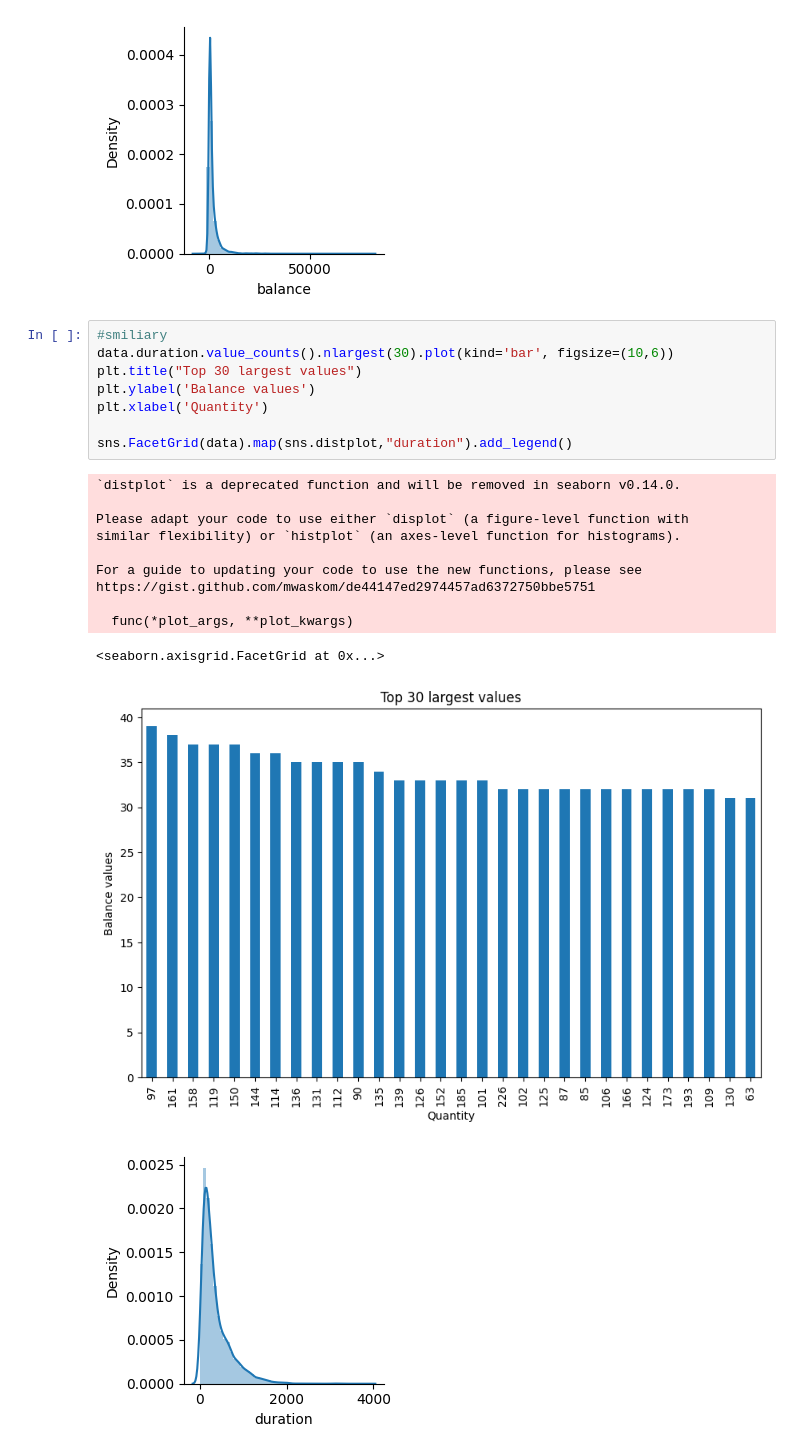
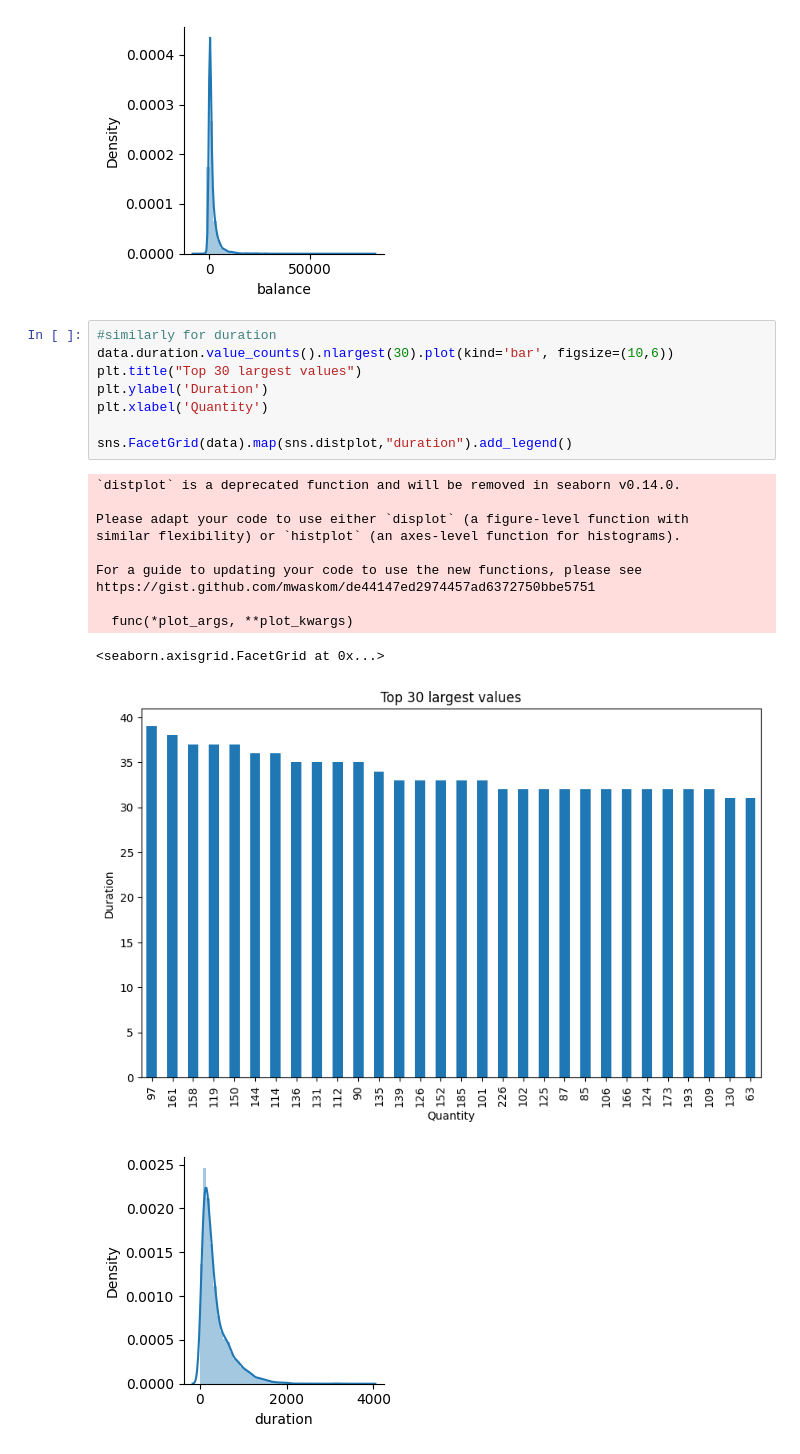
Before and after one commit to AKAB657/EDA-THEORY-DA, a Jupyter notebook: EDA_theory.ipynb, the cells around one changed output. Saved outputs shown, nothing was run; the diff lists cells and outputs as text.

```diff
--- a/EDA_theory.ipynb
+++ b/EDA_theory.ipynb
@@ -308,23 +309,23 @@ https://gist.github.com/mwaskom/de44147ed2974457ad6372750bbe5751
 <seaborn.axisgrid.FacetGrid at 0x...>
 [figure]
 # %%
-#smiliary
+#similarly for duration
 data.duration.value_counts().nlargest(30).plot(kind='bar', figsize=(10,6))
 plt.title("Top 30 largest values")
-plt.ylabel('Balance values')
+plt.ylabel('Duration')
 plt.xlabel('Quantity')
 
 sns.FacetGrid(data).map(sns.distplot,"duration").add_legend()
 # %% [output]
 `distplot` is a deprecated function and will be removed in seaborn v0.14.0.
 
 Please adapt your code to use either `displot` (a figure-level function with
 similar flexibility) or `histplot` (an axes-level function for histograms).
 
 For a guide to updating your code to use the new functions, please see
 https://gist.github.com/mwaskom/de44147ed2974457ad6372750bbe5751
 
   func(*plot_args, **plot_kwargs)
 <seaborn.axisgrid.FacetGrid at 0x...>
-[figure, old version]
+[figure, new version]
 [figure]
```
Also changed, not shown: parts of 13 cells of this notebook.
